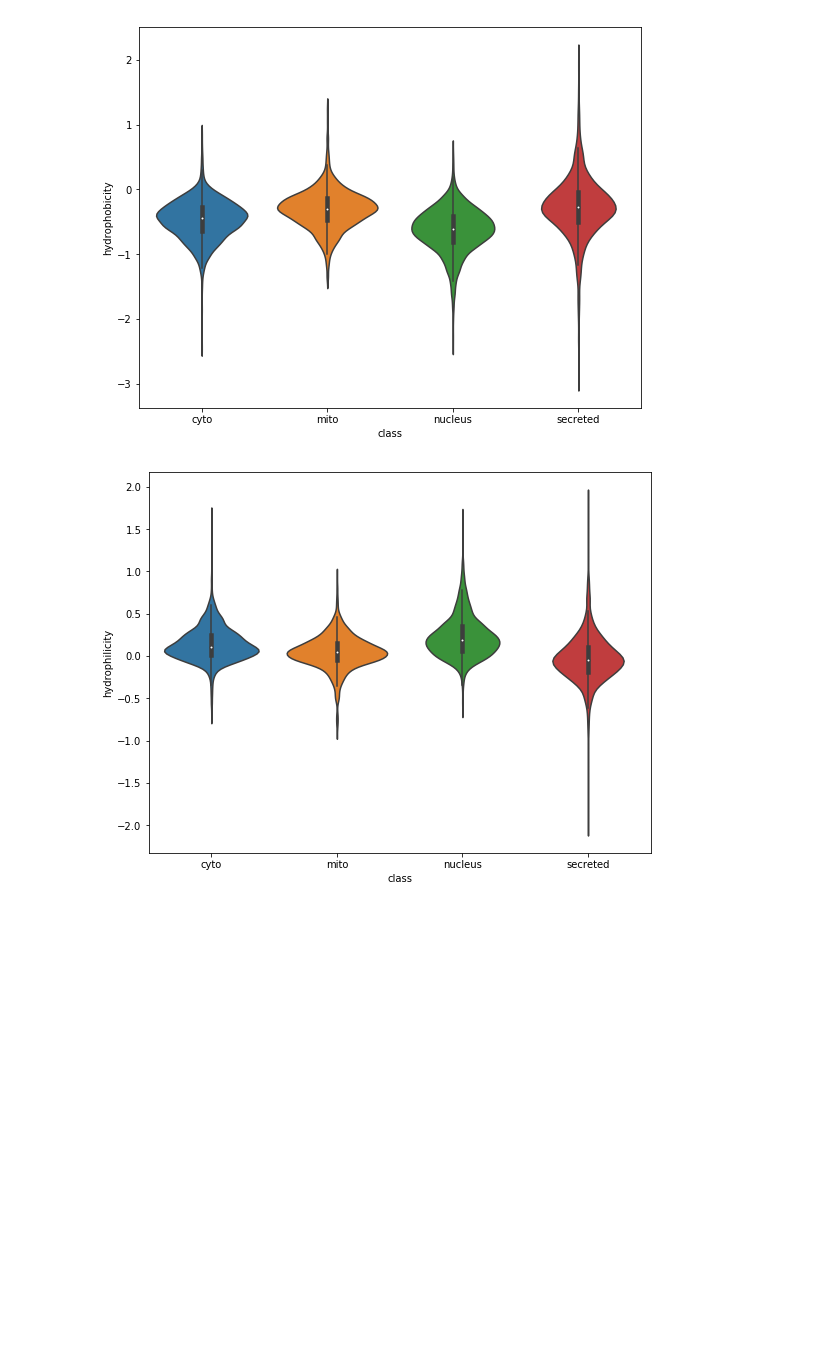
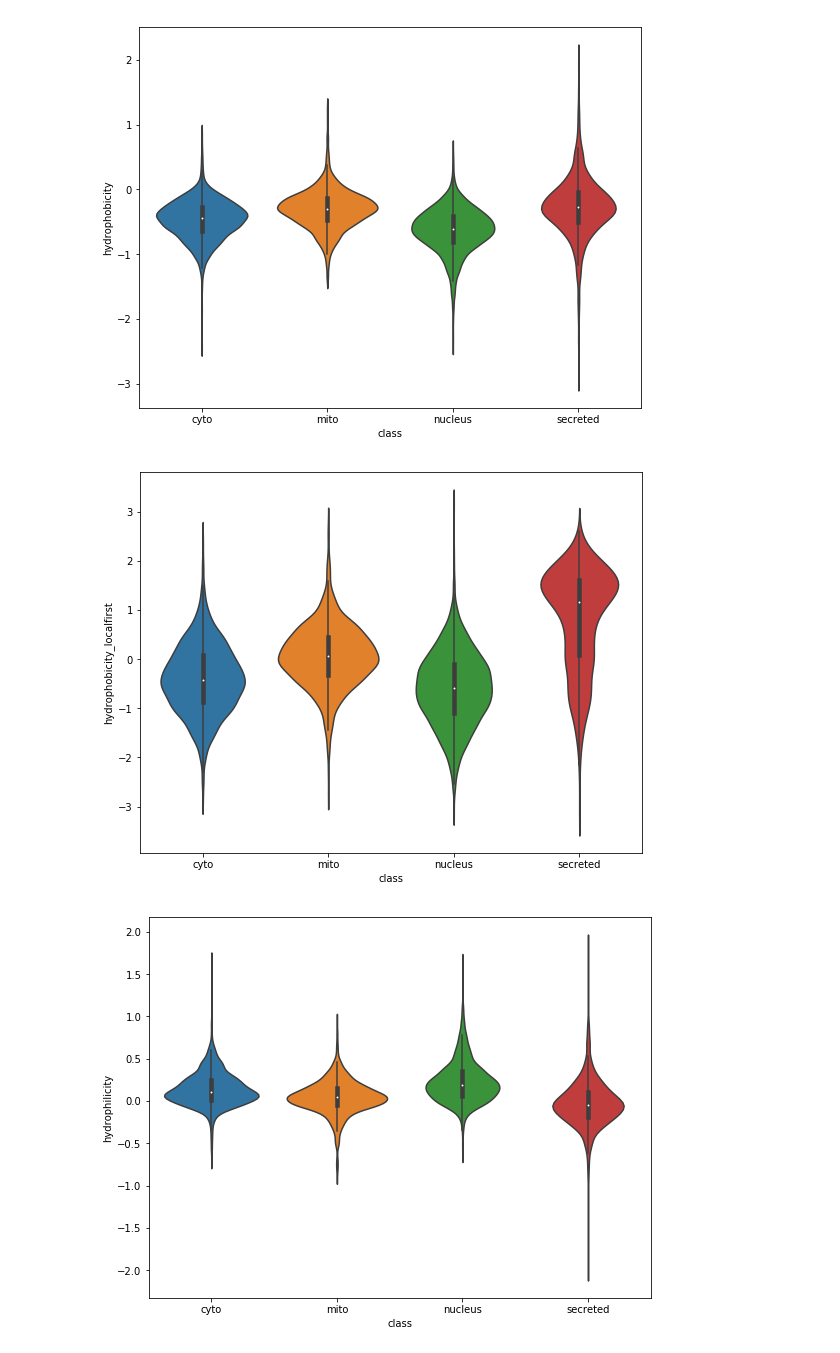
Before and after one commit to mathisgentine/predicting-subcellular-location, a Jupyter notebook: src/eda.ipynb, the cells around one changed output. Drawn from its saved outputs; the diff is of its cells as text; code cells hidden in the pictures; blank space fills up the shorter version.

Commit message:
Add features. Pair plots. RF

```diff
--- a/src/eda.ipynb
+++ b/src/eda.ipynb
@@ -61,6 +81,10 @@ plot_violin(df_train, class_dict, 'molecular_weight', 200000)
 plot_violin(df_train, class_dict, 'hydrophobicity')
 # %% [output]
 [figure]
+# %%
+plot_violin(df_train, class_dict, 'hydrophobicity_localfirst')
+# %% [output]
+[figure, added]
 # %%
 plot_violin(df_train, class_dict, 'hydrophilicity')
 # %% [output]
```
Also changed, not shown: parts of 15 cells of this notebook, 4 other files.
